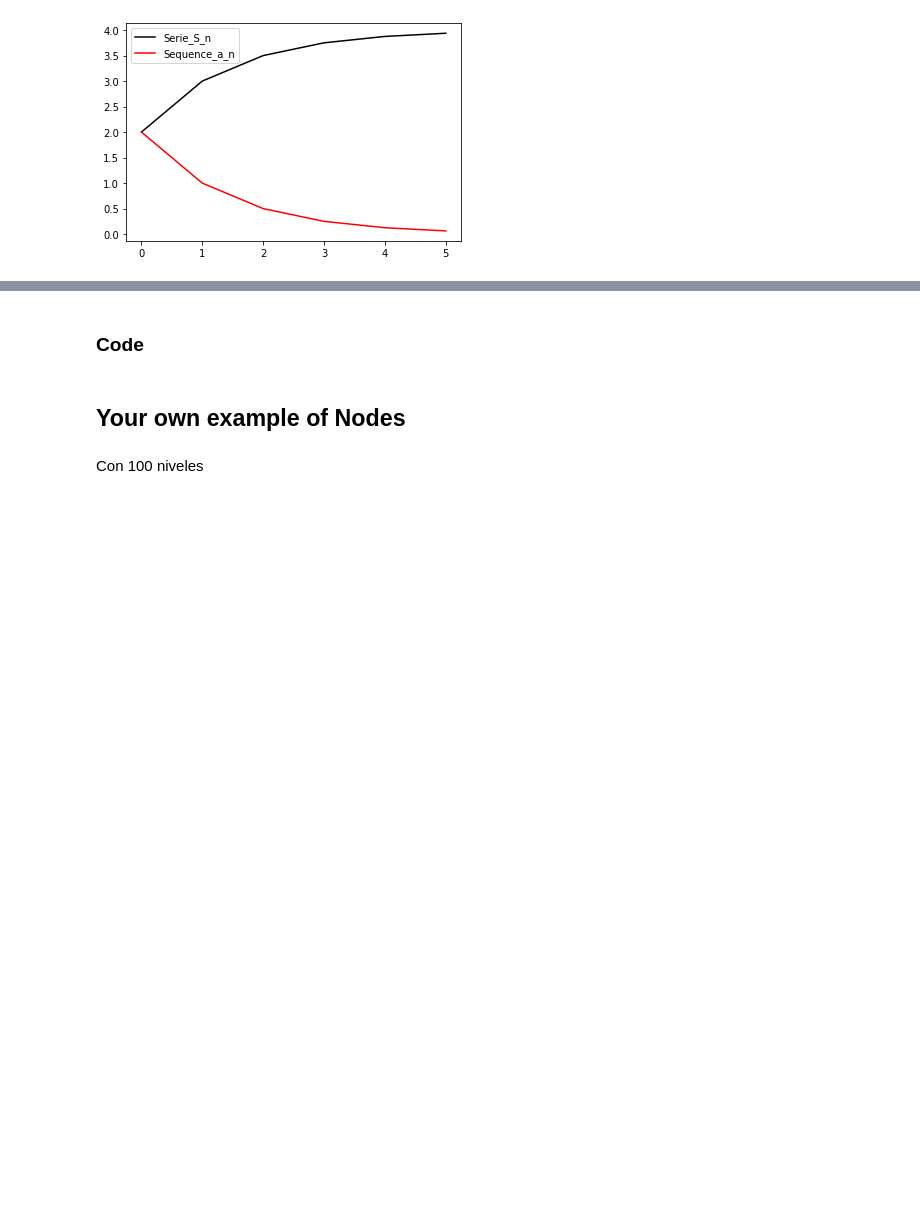
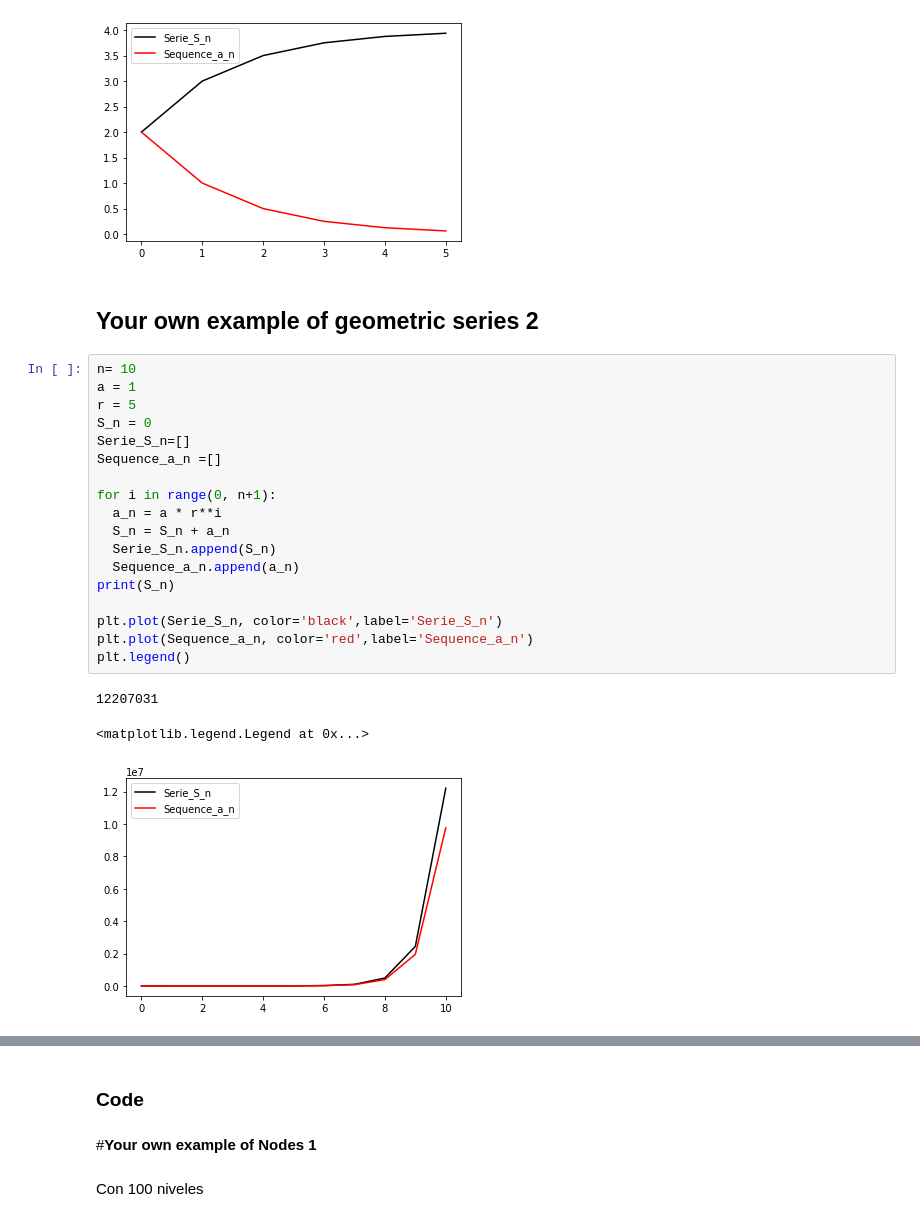
Before and after one commit to javgonzalezvi/AlgorithmsUN2021II, a Jupyter notebook: Lab5/group9ArithmeticSeriesGeometricSeriesPowerSums.ipynb, the cells around one changed output, grey strips where cells are left out. Cells and saved outputs as stored; diff of their text form; blank space fills up the shorter version.

```diff
--- a/Lab5/group9ArithmeticSeriesGeometricSeriesPowerSums.ipynb
+++ b/Lab5/group9ArithmeticSeriesGeometricSeriesPowerSums.ipynb
@@ -360,6 +362,30 @@ plt.legend()
 # %% [output]
 <matplotlib.legend.Legend at 0x...>
 [figure]
+# %% [markdown]
+## **Your own example of geometric series 2**
+# %%
+n= 10
+a = 1
+r = 5
+S_n = 0
+Serie_S_n=[]
+Sequence_a_n =[]
+
+for i in range(0, n+1):
+  a_n = a * r**i
+  S_n = S_n + a_n
+  Serie_S_n.append(S_n)
+  Sequence_a_n.append(a_n)
+print(S_n)
+
+plt.plot(Serie_S_n, color='black',label='Serie_S_n')
+plt.plot(Sequence_a_n, color='red',label='Sequence_a_n')
+plt.legend()
+# %% [output]
+12207031
+<matplotlib.legend.Legend at 0x...>
+[figure, added]
 # %% [markdown]
 ## Nodes in Complete Binary Tree with $L=0,1,2,\cdots , L-1$ levels
 
@@ -388,7 +414,7 @@ $$
 # %% [markdown]
 ### Code
 # %% [markdown]
-## Your own example of Nodes
+#**Your own example of Nodes 1**
 # %% [markdown]
 Con 100 niveles
 # %%
```
Also changed, not shown: parts of 12 cells of this notebook.
